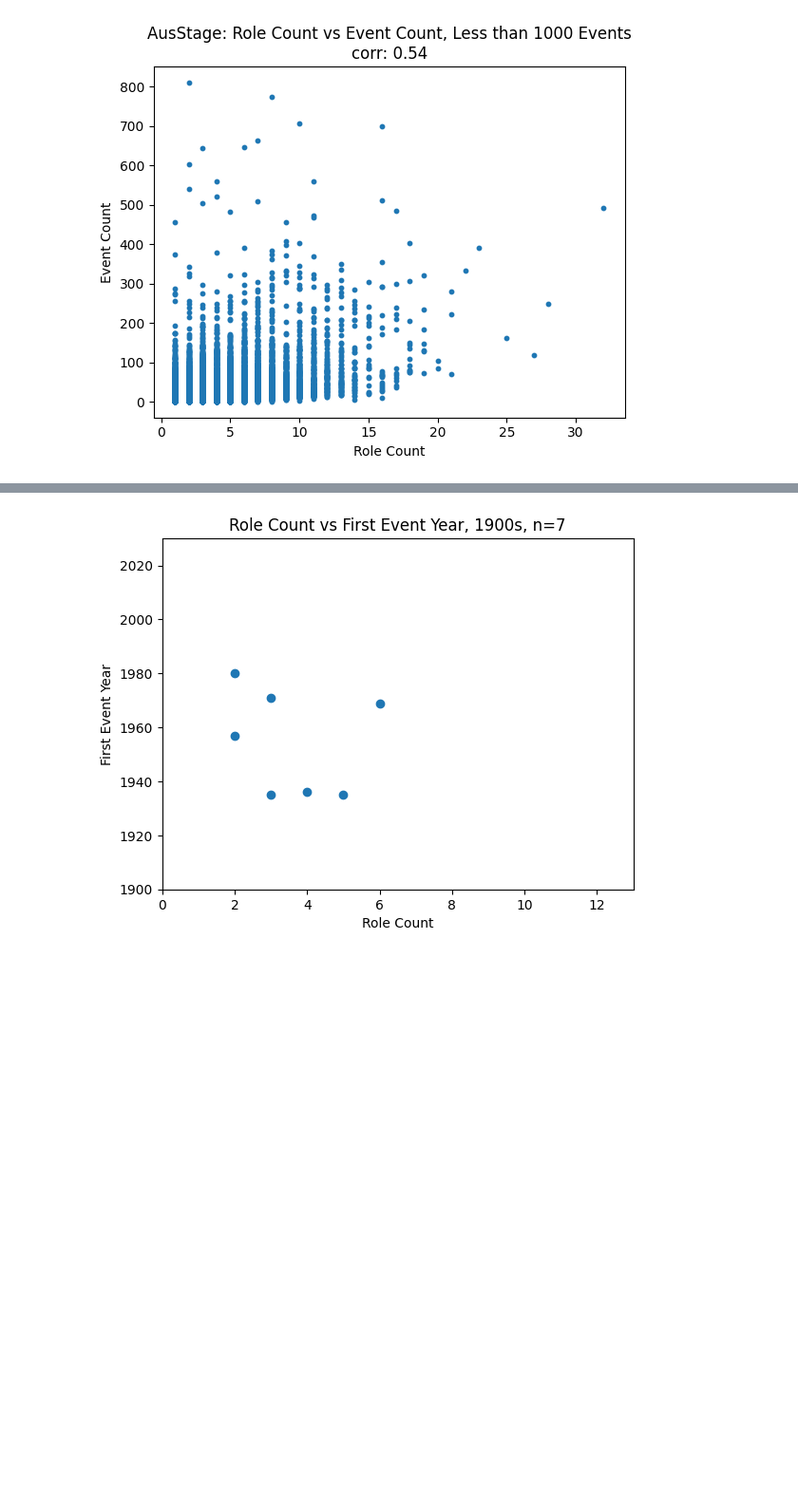
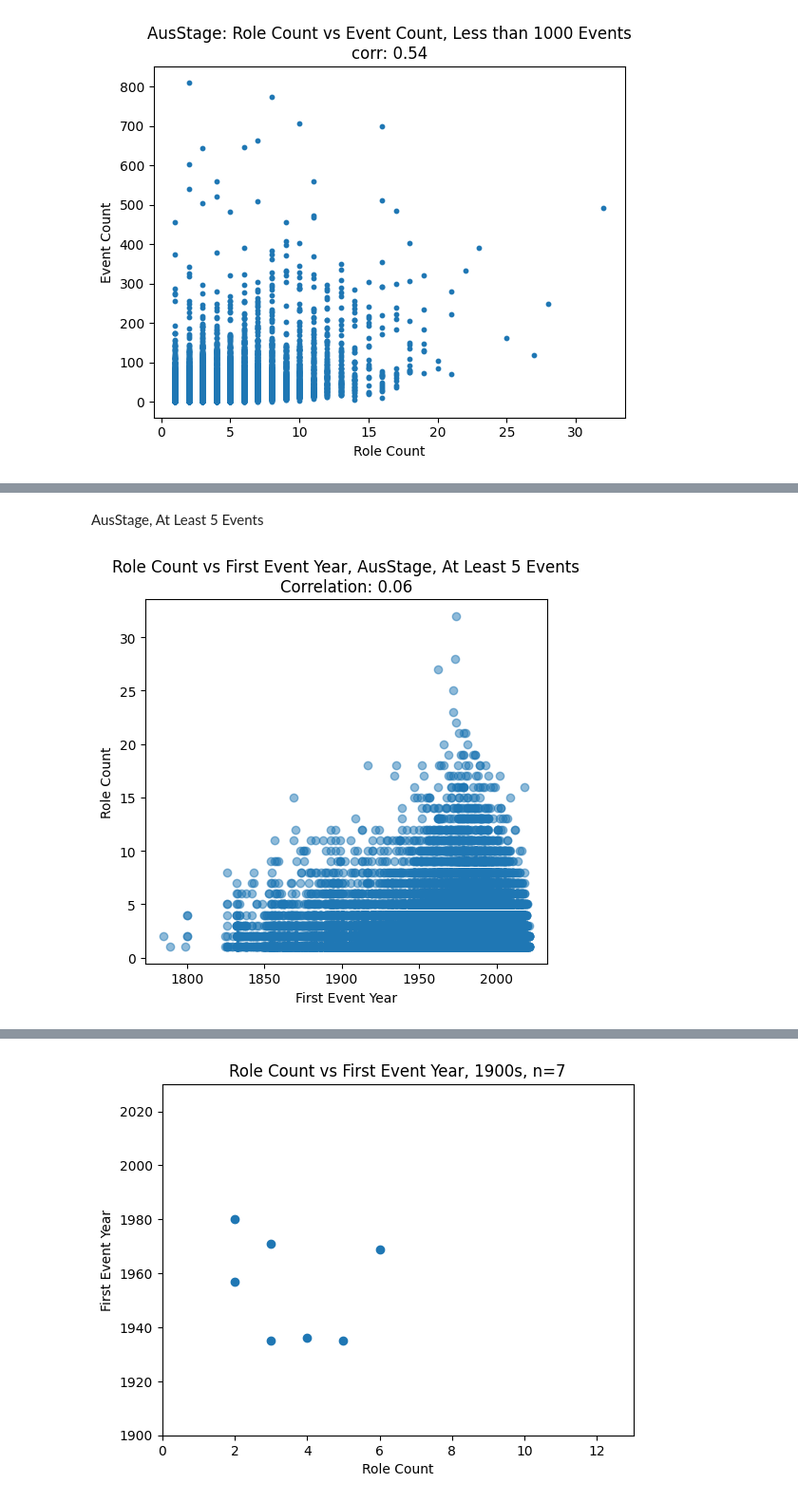
Before and after one commit to justinadrmun/st-acde, a Jupyter notebook: nat_stats.ipynb, the cells around one changed output, grey strips where cells are left out. Shown at 95% size. Cells and saved outputs as stored; diff of their text form; code cells hidden in the pictures; blank space fills up the shorter version.

Commit message:
Update version of Nat stats

```diff
--- a/nat_stats.ipynb
+++ b/nat_stats.ipynb
@@ -1061,0 +1066,35 @@ First event from AusStage meaning the year of the first event in which each indi
+# %% [markdown]
+AusStage,  At Least 5 Events
+# %%
+import pandas as pd
+import matplotlib.pyplot as plt
+import numpy as np
+from scipy import stats
+
+ausstage_role_count_gender_first_event = pd.merge(
+    ausstage_role_count_gender[ausstage_role_count_gender["MoreThan5Events"]],
+    people_with_event_years, left_on="ori_id", right_on="subject.ori_id", how="left"
+).sort_values(by="event_start")\
+    .drop_duplicates(subset=["ori_id"], keep="first")[["ori_id","role_count", "gender", "event_start"]].dropna()
+
+# scatter plot of role count vs first event year
+fig, ax = plt.subplots(figsize=(5, 5))
+scatter = ax.scatter(
+    ausstage_role_count_gender_first_event["event_start"],
+    ausstage_role_count_gender_first_event["role_count"],
+    alpha=0.5,
+)
+ax.set_xlabel("First Event Year")
+ax.set_ylabel("Role Count")
+
+# Calculate correlation coefficient and p-value
+correlation, p_value = stats.pearsonr(
+    ausstage_role_count_gender_first_event["event_start"],
+    ausstage_role_count_gender_first_event["role_count"]
+)
+
+ax.set_title(f"Role Count vs First Event Year, AusStage, At Least 5 Events\nCorrelation: {correlation:.2f}")
+plt.tight_layout()
+plt.show()
+# %% [output]
+[figure, added]
```
Also changed, not shown: parts of 21 cells of this notebook.
